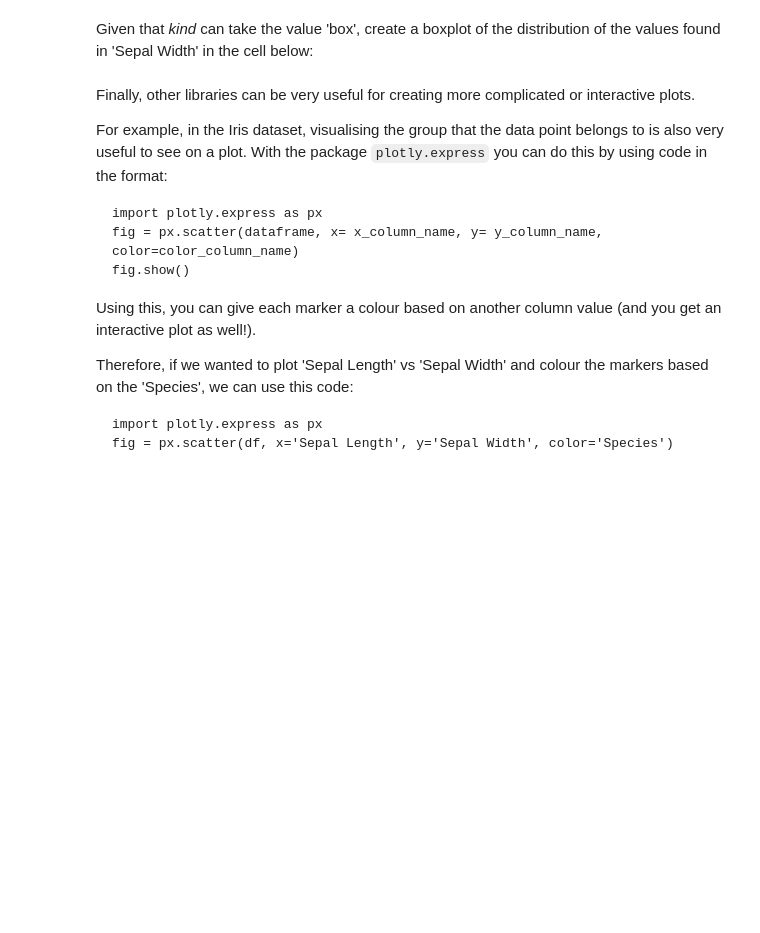
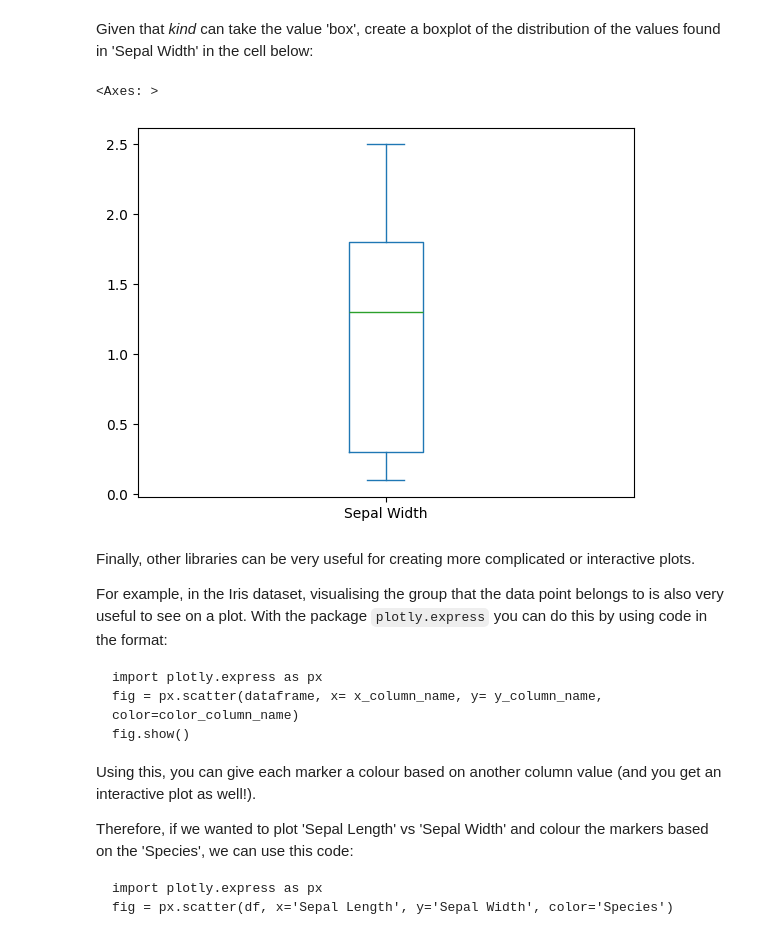
Before and after one commit to b-hast08/ai-work-experience-2025, a Jupyter notebook: pandas/Introduction_to_Pandas.ipynb, the cells around one changed output. Drawn from its saved outputs; the diff is of its cells as text; code cells hidden in the pictures; blank space fills up the shorter version.

```diff
--- a/pandas/Introduction_to_Pandas.ipynb
+++ b/pandas/Introduction_to_Pandas.ipynb
@@ -392,6 +651,10 @@
 Given that _kind_ can take the value 'box', create a boxplot of the distribution of the values found in 'Sepal Width' in the cell below:
 # %%
 # Create a boxplot of 'Sepal Width'
+df['Sepal Width'].plot(kind='box')
+# %% [output]
+<Axes: >
+[figure, added]
 # %% [markdown]
 Finally, other libraries can be very useful for creating more complicated or interactive plots.
 
```
Also changed, not shown: parts of 42 cells of this notebook.
